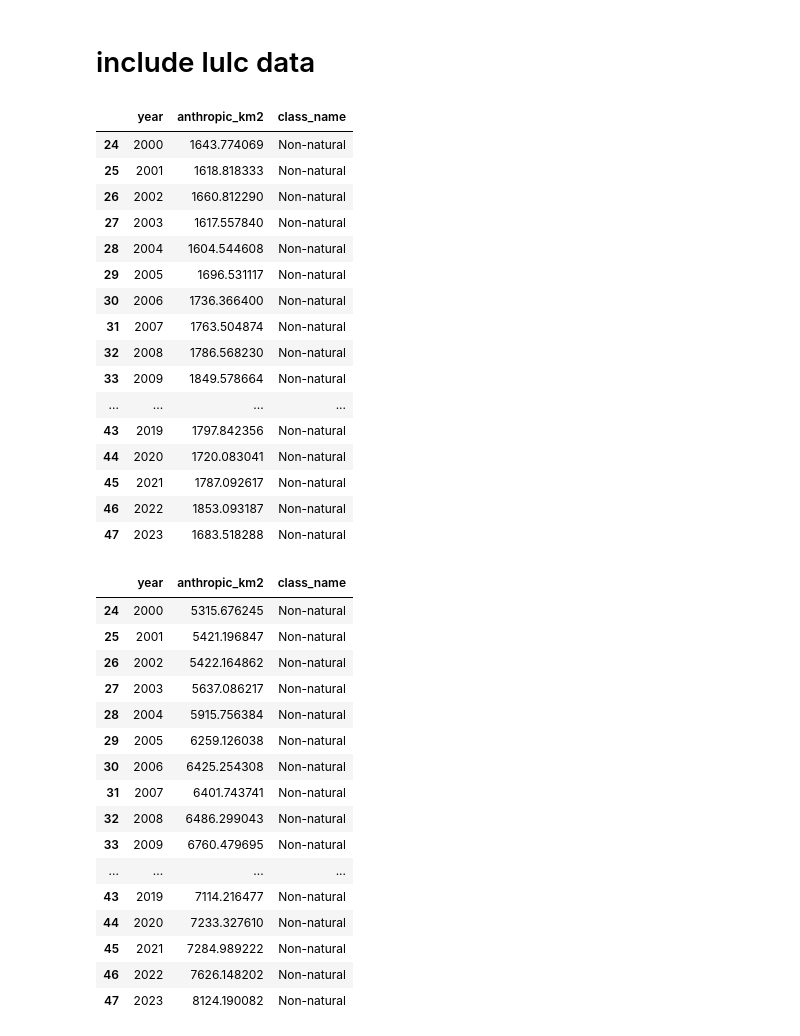
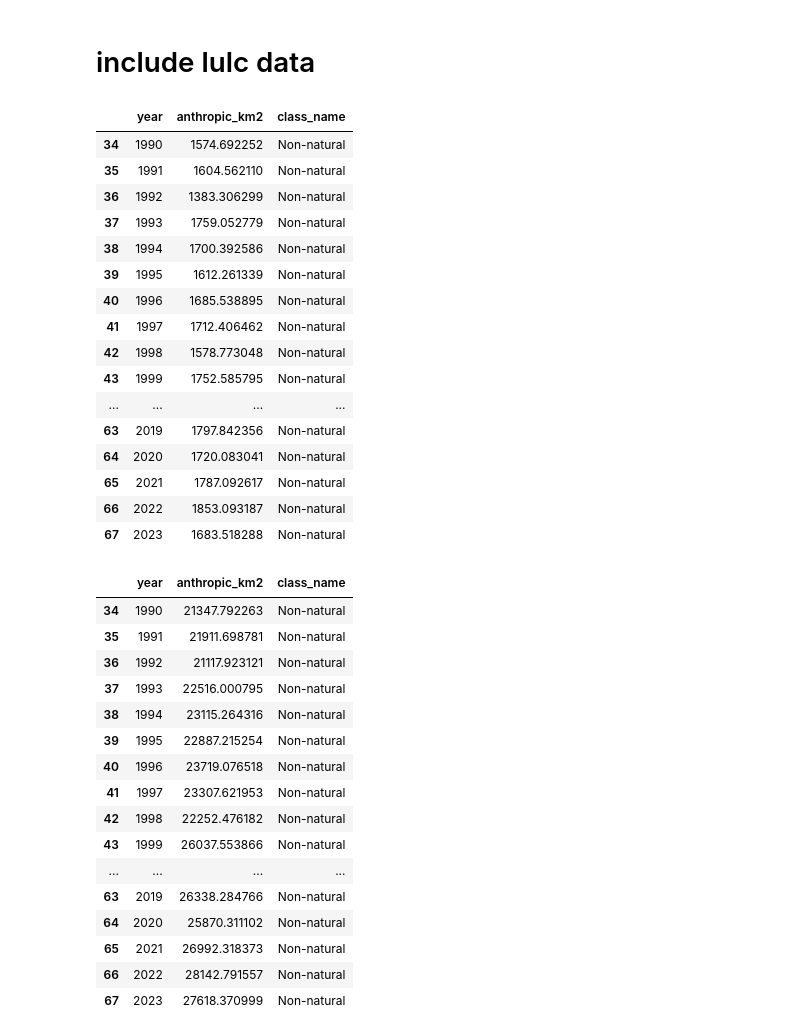
Before and after one commit to larissavaladao/time_series_curuai, a Jupyter notebook: 6.PCA_analysis/1.joined_dataframe.ipynb, the cells around one changed output. Saved outputs shown, nothing was run; the diff lists cells and outputs as text; code cells hidden in the pictures.

Commit message:
update datasets

```diff
--- a/6.PCA_analysis/1.joined_dataframe.ipynb
+++ b/6.PCA_analysis/1.joined_dataframe.ipynb
@@ -185,55 +185,55 @@ df_total_n2.to_csv('C:/Users/LarissaVieiraValadão/Documents/GitHub/time_series_
 # %% [markdown]
 # include lulc data
 # %%
-# lulc = pd.read_csv("C:/Users/l_v_v/Documents/GitHub/time_series_curuai/datasets/Parameters Time series/lulc_curuai.csv")\
-lulc = pd.read_csv("C:/Users/LarissaVieiraValadão/Documents/GitHub/time_series_curuai/datasets/Parameters Time series/lulc_curuai.csv")\
-        .drop(columns=['band','class'])
+lulc = pd.read_csv("C:/Users/l_v_v/Documents/GitHub/time_series_curuai/datasets/Parameters Time series/lulc_curuai.csv").drop(columns=['band','class'])
+# lulc = pd.read_csv("C:/Users/LarissaVieiraValadão/Documents/GitHub/time_series_curuai/datasets/Parameters Time series/lulc_curuai.csv").drop(columns=['band','class'])
+
 lulc= lulc.loc[lulc['class_name'] == 'Non-natural'].copy()
 lulc.columns = ['year', 'anthropic_km2', 'class_name']
 lulc
 # %% [output]
 |  | year | anthropic_km2 | class_name |
-| 24 | 2000 | 1643.774069 | Non-natural |
-| 25 | 2001 | 1618.818333 | Non-natural |
-| 26 | 2002 | 1660.812290 | Non-natural |
-| 27 | 2003 | 1617.557840 | Non-natural |
-| 28 | 2004 | 1604.544608 | Non-natural |
-| 29 | 2005 | 1696.531117 | Non-natural |
-| 30 | 2006 | 1736.366400 | Non-natural |
-| 31 | 2007 | 1763.504874 | Non-natural |
-| 32 | 2008 | 1786.568230 | Non-natural |
-| 33 | 2009 | 1849.578664 | Non-natural |
+| 34 | 1990 | 1574.692252 | Non-natural |
+| 35 | 1991 | 1604.562110 | Non-natural |
+| 36 | 1992 | 1383.306299 | Non-natural |
+| 37 | 1993 | 1759.052779 | Non-natural |
+| 38 | 1994 | 1700.392586 | Non-natural |
+| 39 | 1995 | 1612.261339 | Non-natural |
+| 40 | 1996 | 1685.538895 | Non-natural |
+| 41 | 1997 | 1712.406462 | Non-natural |
+| 42 | 1998 | 1578.773048 | Non-natural |
+| 43 | 1999 | 1752.585795 | Non-natural |
 | ... | ... | ... | ... |
-| 43 | 2019 | 1797.842356 | Non-natural |
-| 44 | 2020 | 1720.083041 | Non-natural |
-| 45 | 2021 | 1787.092617 | Non-natural |
-| 46 | 2022 | 1853.093187 | Non-natural |
-| 47 | 2023 | 1683.518288 | Non-natural |
+| 63 | 2019 | 1797.842356 | Non-natural |
+| 64 | 2020 | 1720.083041 | Non-natural |
+| 65 | 2021 | 1787.092617 | Non-natural |
+| 66 | 2022 | 1853.093187 | Non-natural |
+| 67 | 2023 | 1683.518288 | Non-natural |
 # %%
-# lulc = pd.read_csv("C:/Users/l_v_v/Documents/GitHub/time_series_curuai/datasets/Parameters Time series/lulc_curuai.csv")\
-lulc_n2 = pd.read_csv("C:/Users/LarissaVieiraValadão/Documents/GitHub/time_series_curuai/datasets/Parameters Time series/lulc_curuaiN2.csv")\
-        .drop(columns=['band','class'])
+lulc_n2 = pd.read_csv("C:/Users/l_v_v/Documents/GitHub/time_series_curuai/datasets/Parameters Time series/lulc_curuaiN2.csv").drop(columns=['band','class'])
+# lulc_n2 = pd.read_csv("C:/Users/LarissaVieiraValadão/Documents/GitHub/time_series_curuai/datasets/Parameters Time series/lulc_curuaiN2.csv").drop(columns=['band','class'])
+
 lulc_n2= lulc_n2.loc[lulc_n2['class_name'] == 'Non-natural'].copy()
 lulc_n2.columns = ['year', 'anthropic_km2', 'class_name']
 lulc_n2
 # %% [output]
 |  | year | anthropic_km2 | class_name |
-| 24 | 2000 | 5315.676245 | Non-natural |
-| 25 | 2001 | 5421.196847 | Non-natural |
-| 26 | 2002 | 5422.164862 | Non-natural |
-| 27 | 2003 | 5637.086217 | Non-natural |
-| 28 | 2004 | 5915.756384 | Non-natural |
-| 29 | 2005 | 6259.126038 | Non-natural |
-| 30 | 2006 | 6425.254308 | Non-natural |
-| 31 | 2007 | 6401.743741 | Non-natural |
-| 32 | 2008 | 6486.299043 | Non-natural |
-| 33 | 2009 | 6760.479695 | Non-natural |
+| 34 | 1990 | 21347.792263 | Non-natural |
+| 35 | 1991 | 21911.698781 | Non-natural |
+| 36 | 1992 | 21117.923121 | Non-natural |
+| 37 | 1993 | 22516.000795 | Non-natural |
+| 38 | 1994 | 23115.264316 | Non-natural |
+| 39 | 1995 | 22887.215254 | Non-natural |
+| 40 | 1996 | 23719.076518 | Non-natural |
+| 41 | 1997 | 23307.621953 | Non-natural |
+| 42 | 1998 | 22252.476182 | Non-natural |
+| 43 | 1999 | 26037.553866 | Non-natural |
 | ... | ... | ... | ... |
-| 43 | 2019 | 7114.216477 | Non-natural |
-| 44 | 2020 | 7233.327610 | Non-natural |
-| 45 | 2021 | 7284.989222 | Non-natural |
-| 46 | 2022 | 7626.148202 | Non-natural |
-| 47 | 2023 | 8124.190082 | Non-natural |
+| 63 | 2019 | 26338.284766 | Non-natural |
+| 64 | 2020 | 25870.311102 | Non-natural |
+| 65 | 2021 | 26992.318373 | Non-natural |
+| 66 | 2022 | 28142.791557 | Non-natural |
+| 67 | 2023 | 27618.370999 | Non-natural |
 # %%
 df_lulc = df_total.merge(lulc,on='year',how='outer')
 df_lulc_n2 = df_total.merge(lulc_n2,on='year',how='outer')
```
Also changed, not shown: parts of 10 cells of this notebook, 16 other files.
